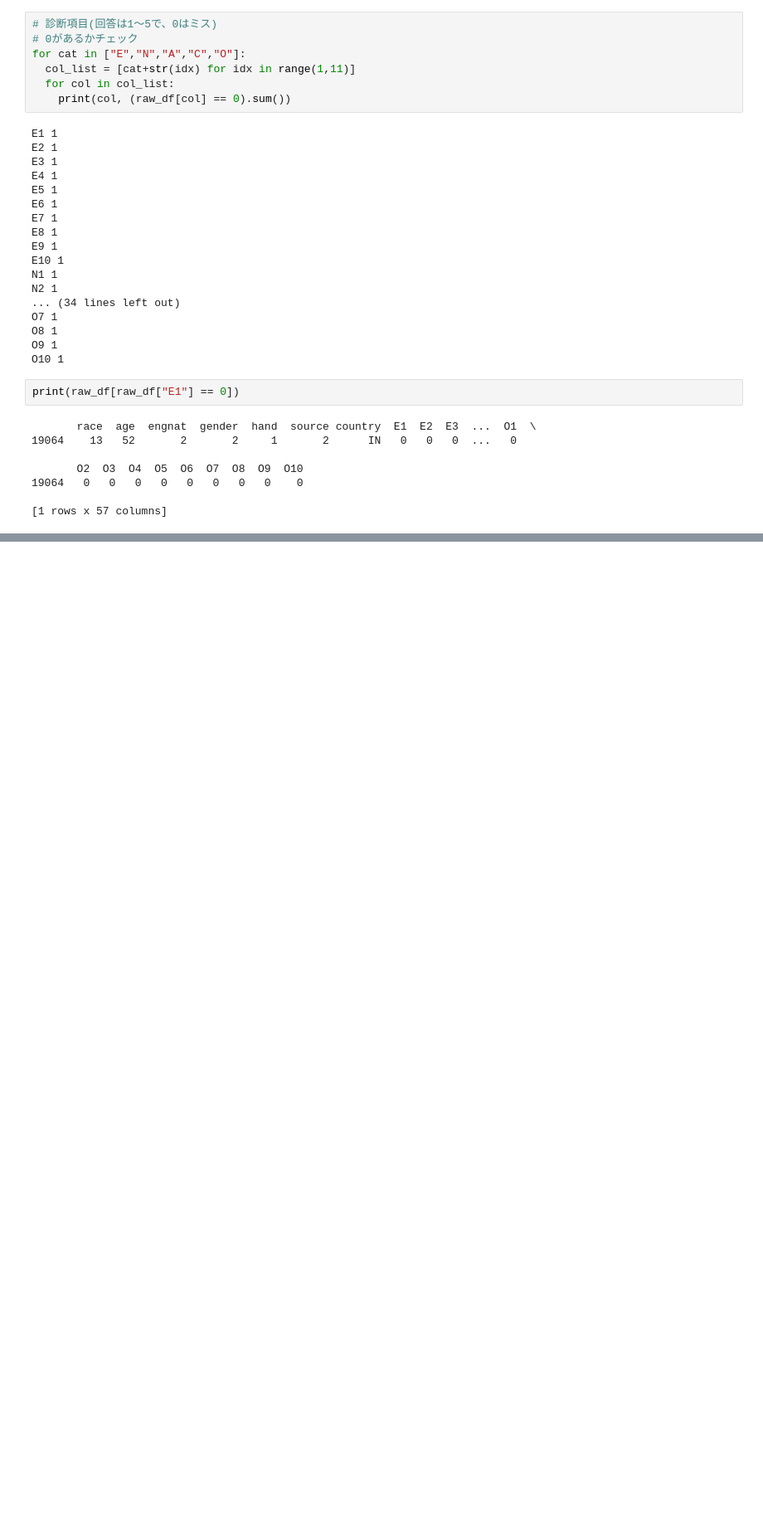
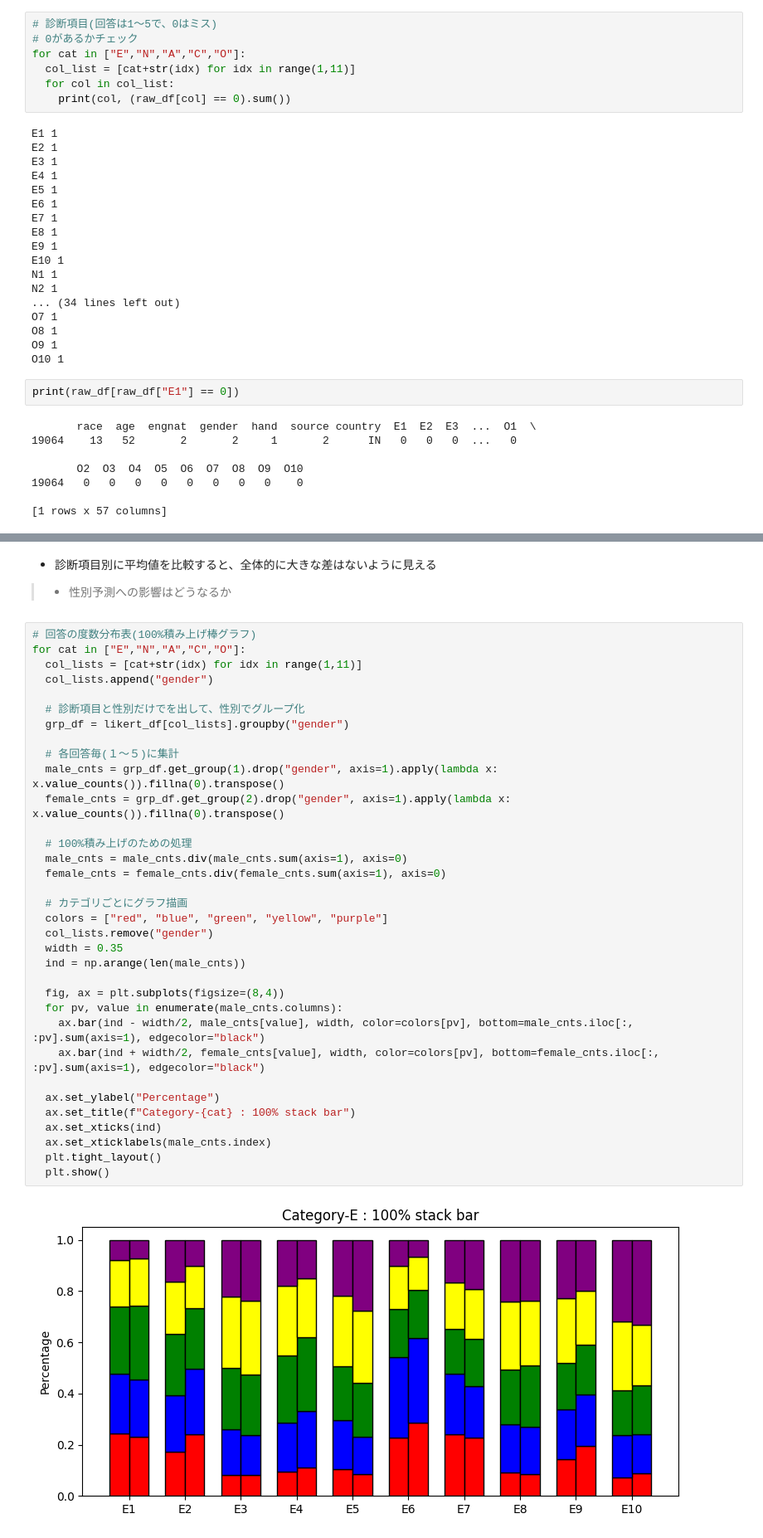
Before and after one commit to kero2no1/data_analytics, a Jupyter notebook: Data_analytics_outcome.ipynb, the cells around one changed output, grey strips where cells are left out. Shown: that part at 83% size. Drawn from its saved outputs; the diff is of its cells as text; blank space fills up the shorter version.

```diff
--- a/Data_analytics_outcome.ipynb
+++ b/Data_analytics_outcome.ipynb
@@ -201,0 +256,41 @@ for cat in ["E","N","A","C","O"]:
+# %% [markdown]
+
+
+*   診断項目別に平均値を比較すると、全体的に大きな差はないように見える
+>*  性別予測への影響はどうなるか
+# %%
+# 回答の度数分布表(100%積み上げ棒グラフ)
+for cat in ["E","N","A","C","O"]:
+  col_lists = [cat+str(idx) for idx in range(1,11)]
+  col_lists.append("gender")
+
+  # 診断項目と性別だけでを出して、性別でグループ化
+  grp_df = likert_df[col_lists].groupby("gender")
+
+  # 各回答毎(１～５)に集計
+  male_cnts = grp_df.get_group(1).drop("gender", axis=1).apply(lambda x: x.value_counts()).fillna(0).transpose()
+  female_cnts = grp_df.get_group(2).drop("gender", axis=1).apply(lambda x: x.value_counts()).fillna(0).transpose()
+
+  # 100%積み上げのための処理
+  male_cnts = male_cnts.div(male_cnts.sum(axis=1), axis=0)
+  female_cnts = female_cnts.div(female_cnts.sum(axis=1), axis=0)
+
+  # カテゴリごとにグラフ描画
+  colors = ["red", "blue", "green", "yellow", "purple"]
+  col_lists.remove("gender")
+  width = 0.35
+  ind = np.arange(len(male_cnts))
+
+  fig, ax = plt.subplots(figsize=(8,4))
+  for pv, value in enumerate(male_cnts.columns):
+    ax.bar(ind - width/2, male_cnts[value], width, color=colors[pv], bottom=male_cnts.iloc[:, :pv].sum(axis=1), edgecolor="black")
+    ax.bar(ind + width/2, female_cnts[value], width, color=colors[pv], bottom=female_cnts.iloc[:, :pv].sum(axis=1), edgecolor="black")
+
+  ax.set_ylabel("Percentage")
+  ax.set_title(f"Category-{cat} : 100% stack bar")
+  ax.set_xticks(ind)
+  ax.set_xticklabels(male_cnts.index)
+  plt.tight_layout()
+  plt.show()
+# %% [output]
+[figure, added]
```
Also changed, not shown: parts of 18 cells of this notebook.
